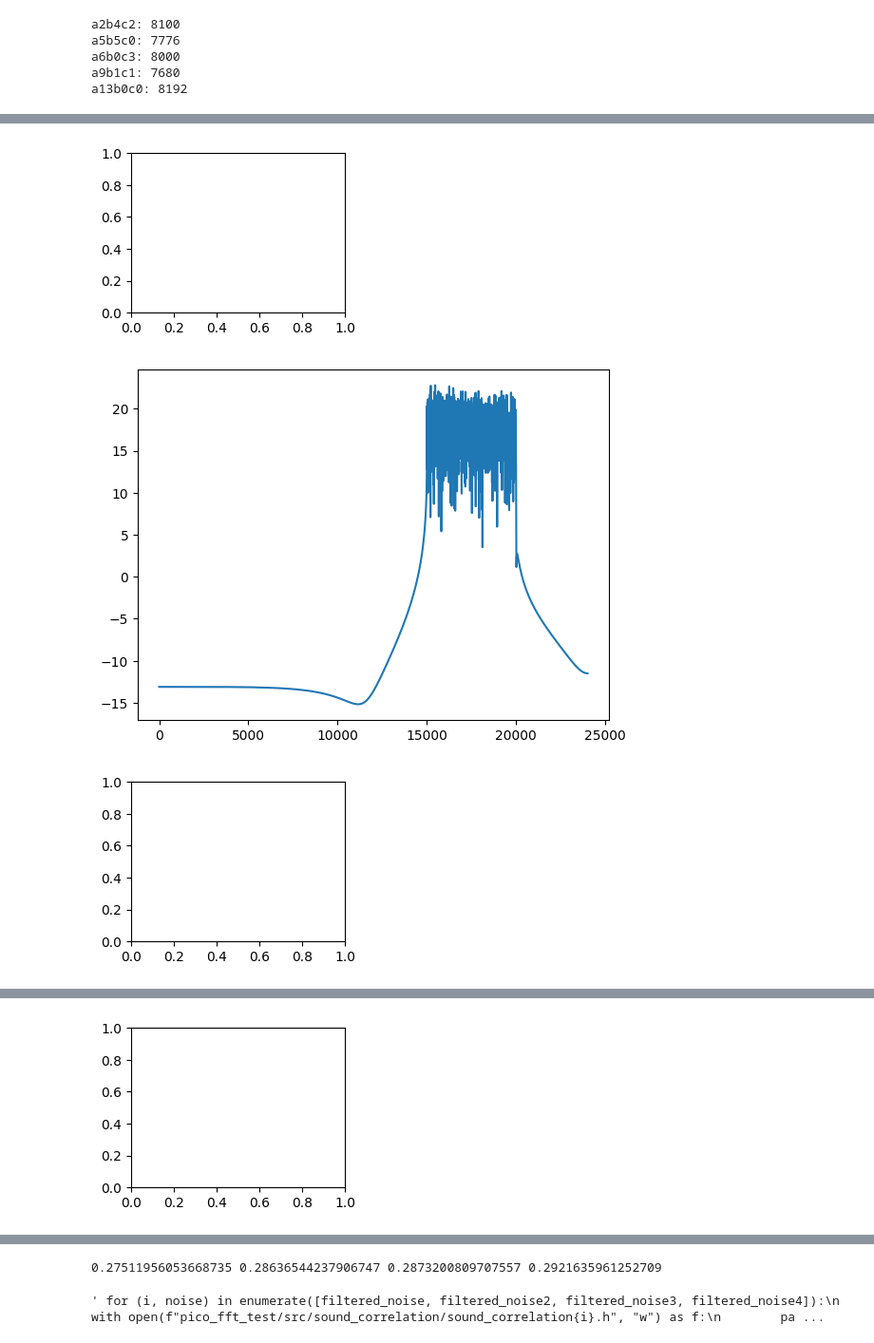
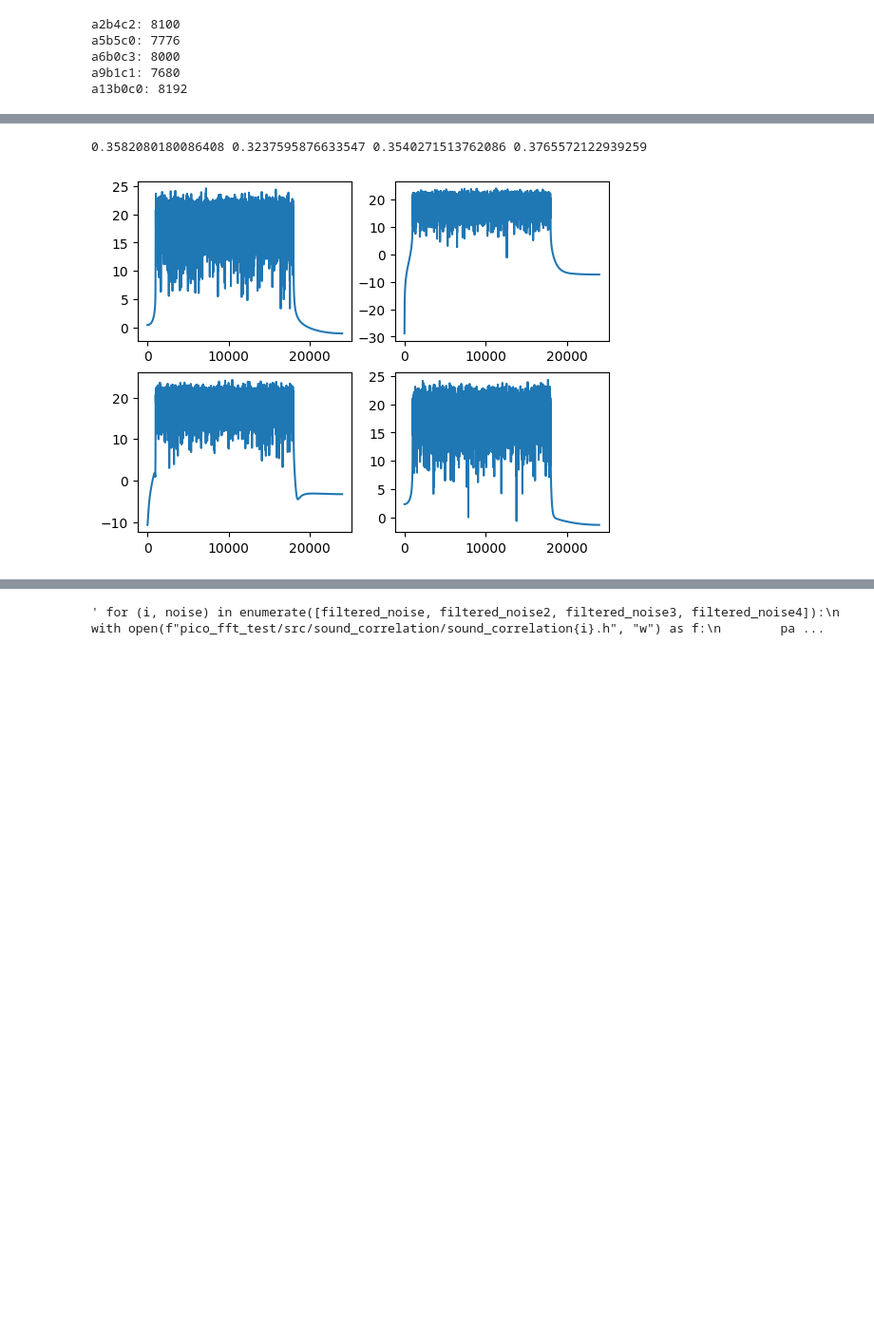
Before and after one commit to autocart-capstone/autocart, a Jupyter notebook: SourceCodes/sound_localization/misc/playground.ipynb, the cells around one changed output, grey strips where cells are left out. Shown: that part at 95% size. Saved outputs shown, nothing was run; the diff lists cells and outputs as text; code cells hidden in the pictures; blank space fills up the shorter version.

```diff
--- a/SourceCodes/sound_localization/misc/playground.ipynb
+++ b/SourceCodes/sound_localization/misc/playground.ipynb
@@ -46,14 +46,15 @@ Fs = 48000
 Ts = 1 / Fs
 # White noise length
 noise_dur_s = 0.2
-#Nw = int(noise_dur_s * Fs )
-Nw = 10000
+# Nw = int(noise_dur_s * Fs )
+Nw = 2**14
 # Nw needs to be > 3000 (empirical tests)
 
 
 # Rec length needs to be Nw + around 20m? worth of sample time
 # (20m / 343 m/s) * 48000 = around 2800 samples
-record_len = Nw + 2800
+#record_len = Nw + 2800
+record_len = Nw
 
 valid_correlation_len = record_len - Nw + 1
 # length of noise will be padded with zeros to get the same size (to make the multiplication in FFT domain possible)
@@ -62,10 +63,10 @@ valid_correlation_len = record_len - Nw + 1
 # N=(2^a)*(3^b)*(5^c), a >= 5, b >=0, c >= 0 (32, 48, 64, 96, 128, 144, 160, etc are all acceptable lengths)
 factors = factorint(record_len)
 print(factors)
-assert(2 in factors)
-assert(factors[2] >=5)
+assert 2 in factors
+assert factors[2] >= 5
 factors.pop(2, None)
 factors.pop(3, None)
 factors.pop(5, None)
-assert(len(factors) == 0)
+assert len(factors) == 0
 # %% [output]
@@ -76,14 +77,14 @@ import matplotlib.pyplot as plt
 import scipy as sp
 
 # FIR filter
-filter_order = 10000000
-cutoffs = [15000, 20000]
+filter_order = Nw*2
+cutoffs = [1000, 18000]
 carrier_freq = cutoffs[0] + (cutoffs[1] - cutoffs[0]) / 2
 # cutoffs = [1000, 10000]
 # fir_coeff = sp.signal.firwin(filter_order, cutoffs[0], pass_zero='highpass', window='hann', fs=Fs)
 # sos_filt = sp.signal.cheby2(filter_order, 100, cutoffs[0], btype='highpass', fs=Fs, output='sos')
 fir_coeff = sp.signal.firwin(
-    filter_order, cutoffs, pass_zero="bandpass", window="hann", fs=Fs
+    filter_order-1, cutoffs, pass_zero="bandpass", window="hann", fs=Fs
 )
 # sp.signal.freqz(fir_coeff, plot=lambda w, h: plt.plot(w*Fs/np.pi/2, 10 * np.log10(np.abs(h))))
 # plt.show()
@@ -100,7 +101,7 @@ def make_noise(seed):
     # plot filter
 
     # Applying the FIR filter to the white noise
-    filtered_noise = sp.signal.convolve(white_noise, fir_coeff, mode="same")
+    filtered_noise = sp.signal.convolve(white_noise, fir_coeff, mode="valid")
     # filtered_noise = sp.signal.sosfilt(sos_filt, white_noise)
 
     # plot noise
@@ -122,38 +123,38 @@ def make_noise2(seed):
     # white_noise = rng.integers(-1, 2, size=Nw)
     # white_noise = rng.integers(2, size=Nw)*2 - 1
     # white_noise = np.cbrt(rng.uniform(-1, 1, size=Nw))
     # plot filter
 
     # Applying the FIR filter to the white noise
     #filtered_noise = white_noise
-    filtered_noise = sp.signal.convolve(white_noise, fir_coeff, mode="same")
+    filtered_noise = sp.signal.convolve(white_noise, fir_coeff, mode="valid")
 
     # filtered_noise = sp.signal.sosfilt(sos_filt, white_noise)
 
     # plot noise
     noise_fft = sp.fft.rfft(filtered_noise)
     # noise_fft = sp.fft.rfft(white_noise)
     n = len(noise_fft)
     f = np.arange(n) * Fs / n / 2
     plt.plot(f, 10 * np.log10(np.abs(noise_fft)))
 
     return filtered_noise / max(filtered_noise)
 
 plt.figure()
 plt.subplot(221)
-filtered_noise1 = make_noise2(564)
+filtered_noise1 = make_noise2(4)
 plt.subplot(222)
-filtered_noise2 = make_noise2(661)
+filtered_noise2 = make_noise2(9)
 plt.subplot(223)
-filtered_noise3 = make_noise2(711)
+filtered_noise3 = make_noise2(100)
 plt.subplot(224)
-filtered_noise4 = make_noise2(932)
+filtered_noise4 = make_noise2(1231)
+assert len(filtered_noise1) == Nw
 pow1 = np.sqrt(np.sum(np.power(filtered_noise1, 2)) / len(filtered_noise1))
 pow2 = np.sqrt(np.sum(np.power(filtered_noise2, 2)) / len(filtered_noise2))
 pow3 = np.sqrt(np.sum(np.power(filtered_noise3, 2)) / len(filtered_noise3))
 pow4 = np.sqrt(np.sum(np.power(filtered_noise4, 2)) / len(filtered_noise4))
 print(pow1, pow2, pow3, pow4)
 # %% [output]
+0.3582080180086408 0.3237595876633547 0.3540271513762086 0.3765572122939259
-[figure, old version]
+[figure, new version]
-[figure, removed]
-[figure, removed]
@@ -161 +160,0 @@ print(pow1, pow2, pow3, pow4)
-[figure, removed]
@@ -165,4 +161,3 @@ print(pow1, pow2, pow3, pow4)
-0.27511956053668735 0.28636544237906747 0.2873200809707557 0.2921635961252709
 # %%
 np.save("filtered_noise1.npy", filtered_noise1)
 np.save("filtered_noise2.npy", filtered_noise2)
```
Also changed, not shown: parts of 7 cells of this notebook, 18 other files.
